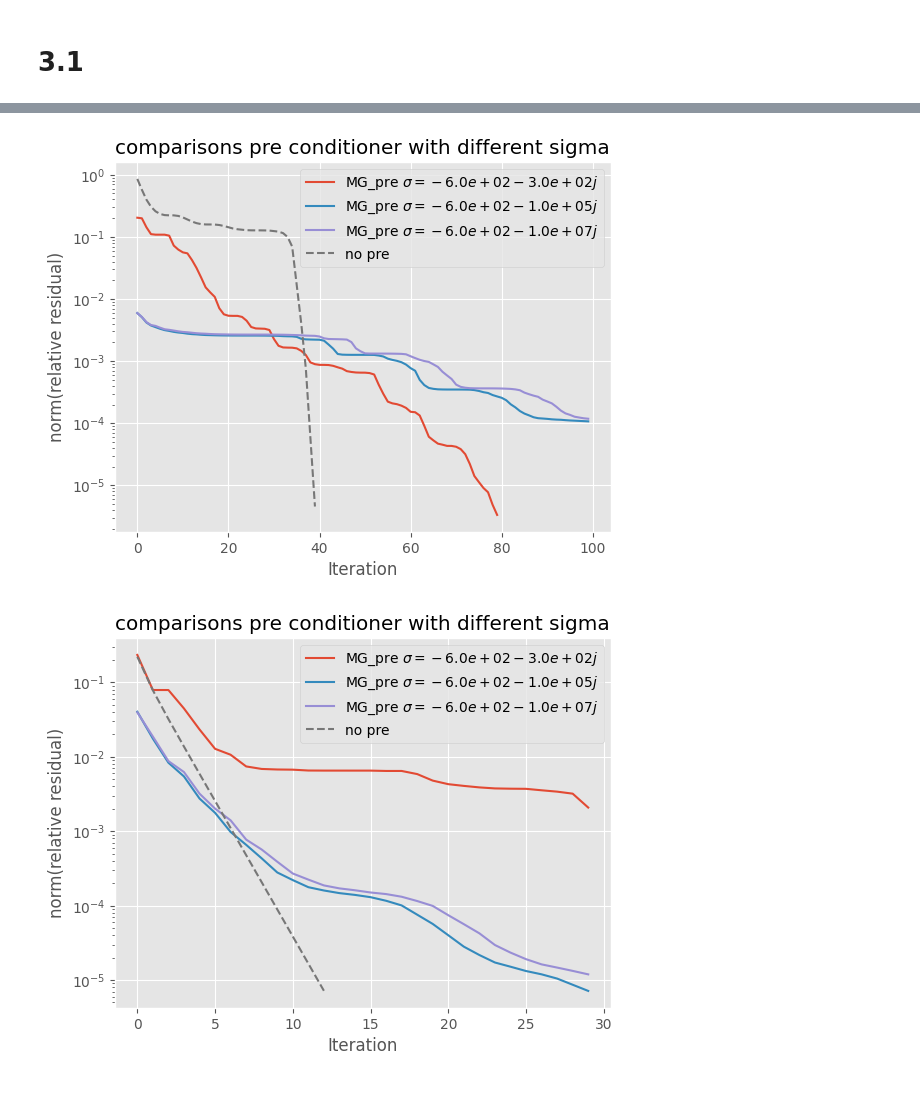
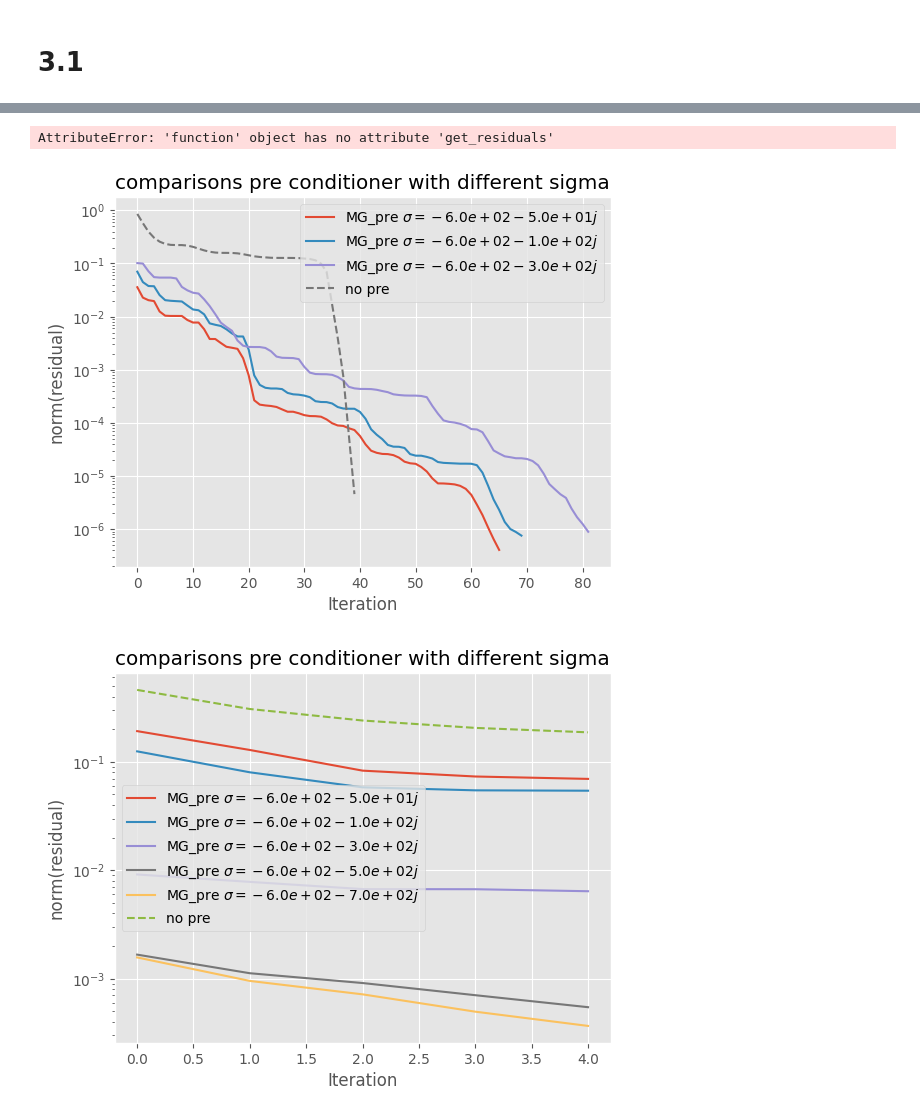
Before and after one commit to ISIPINK/Project-2023-2024-Multigrid-voor-het-oplossen-van-complex-waardige-Helmholtz-problemen, a Jupyter notebook: code/main.ipynb, the cells around one changed output, grey strips where cells are left out. Drawn from its saved outputs; the diff is of its cells as text; code cells hidden in the pictures.

Commit message:
cant make gmres work

```diff
--- a/code/main.ipynb
+++ b/code/main.ipynb
@@ -424,13 +424,15 @@ def GMRES_norms(n,pre_con=None,restart=20,max_iter =1,label="", f= pointsource_h
     plt.yscale('log')
     plt.title("GMRES pre, norm residuals")
     plt.xlabel("Iteration")
-    plt.ylabel("norm(relative residual)")
+    plt.ylabel("norm(residual)")
+    return sol, info
 
 
 def Helmholtz2D_MG_pre_Vcycle(n,sigma,f=pointsource_half2D):
-    return LinearOperator(((n-1)**2,(n-1)**2),lambda u: geoVcycle(
+    def vcycle(u):
+        return geoVcycle(
             mat = (partial(helmholtz2D,sigma=sigma)),
-            f= f(n),
+            f= np.zeros((n-1)**2),
             u=u,
             nu1=1,
             nu2=1,
@@ -439,15 +441,25 @@ def Helmholtz2D_MG_pre_Vcycle(n,sigma,f=pointsource_half2D):
             interpolate=simple_interpolate2D,
             recursion_depth=100,
             dimensions =2
-))
+        ).real
+
+    def vcycles(u,n):
+        tmp = u
+        for _ in range(n):
+            tmp = vcycle(tmp)
+        return tmp
+
+    return LinearOperator(((n-1)**2,(n-1)**2),lambda u:vcycles(u,6))
 # %%
 n = 128
 rsts = 100
 miter = 1
 f = pointsource_half2D
-sigmas = [complex(-600,x) for x in [-300,-10**5,-10**7]]
+sigmas = [complex(-600,x) for x in [-5,-100,-300]]
+infos ={}
 for sigma in sigmas:
-    GMRES_norms(n,Helmholtz2D_MG_pre_Vcycle(n,sigma,f),rsts,miter,label=rf"MG_pre $\sigma = {sigma:.1e}$",f=f)
+    x, info =GMRES_norms(n,Helmholtz2D_MG_pre_Vcycle(n,sigma,f),rsts,miter,label=rf"MG_pre $\sigma = {sigma:.1e}$",f=f)
+    infos[sigma] = info
 
 GMRES_norms(n,None,rsts,miter,label="no pre",f=f,dotted=True)
 plt.title("comparisons pre conditioner with different sigma")
@@ -459,32 +471,39 @@ plt.show()
+# %%
+residuals = gmres.get_residuals()
+# %% [output]
+AttributeError: 'function' object has no attribute 'get_residuals'
 # %%
 n = 64
 rsts = 100
 miter = 1
 f = lambda n:wave_basis_2Dx(n,2)
-sigmas = [complex(-600,x) for x in [-300,-10**5,-10**7]]
+sigmas = [complex(-600,x) for x in [-50,-100,-300]]
 for sigma in sigmas:
     GMRES_norms(n,Helmholtz2D_MG_pre_Vcycle(n,sigma,f),rsts,miter,label=rf"MG_pre $\sigma = {sigma:.1e}$",f=f)
 
 GMRES_norms(n,None,rsts,miter,label="no pre",f=f,dotted=True)
 plt.title("comparisons pre conditioner with different sigma")
 plt.legend()
-plt.savefig("./plts/convergence_gmres_wave_basis", dpi=300,bbox_inches='tight')
+plt.savefig("./plts/convergence_gmres_wave_basis2", dpi=300,bbox_inches='tight')
 plt.show()
 # %% [output]
-[figure, old version]
+[figure, new version]
 # %%
 n = 64
-rsts = 30
+rsts = 5
 miter = 1
 f = lambda n:wave_basis_2Dx(n,20)
-sigmas = [complex(-600,x) for x in [-300,-10**5,-10**7]]
+f = pointsource_half2D
+sigmas = [complex(-600,x) for x in [-50,-100,-300,-500,-700]]
+infos ={}
 for sigma in sigmas:
-    GMRES_norms(n,Helmholtz2D_MG_pre_Vcycle(n,sigma,f),rsts,miter,label=rf"MG_pre $\sigma = {sigma:.1e}$",f=f)
+    infos[sigma] = GMRES_norms(n,Helmholtz2D_MG_pre_Vcycle(n,sigma,f),rsts,miter,label=rf"MG_pre $\sigma = {sigma:.1e}$",f=f)
+    # infos[sigma] = info
 
 GMRES_norms(n,None,rsts,miter,label="no pre",f=f,dotted=True)
 plt.title("comparisons pre conditioner with different sigma")
 plt.legend()
-# plt.savefig("./plts/convergence_gmres_wave_basis30", dpi=300,bbox_inches='tight')
+# plt.savefig("./plts/convergence_gmres_wave_basis20", dpi=300,bbox_inches='tight')
 plt.show()
 # %% [output]
-[figure, old version]
+[figure, new version]
```
Also changed, not shown: parts of 1 cell of this notebook, 8 other files.
